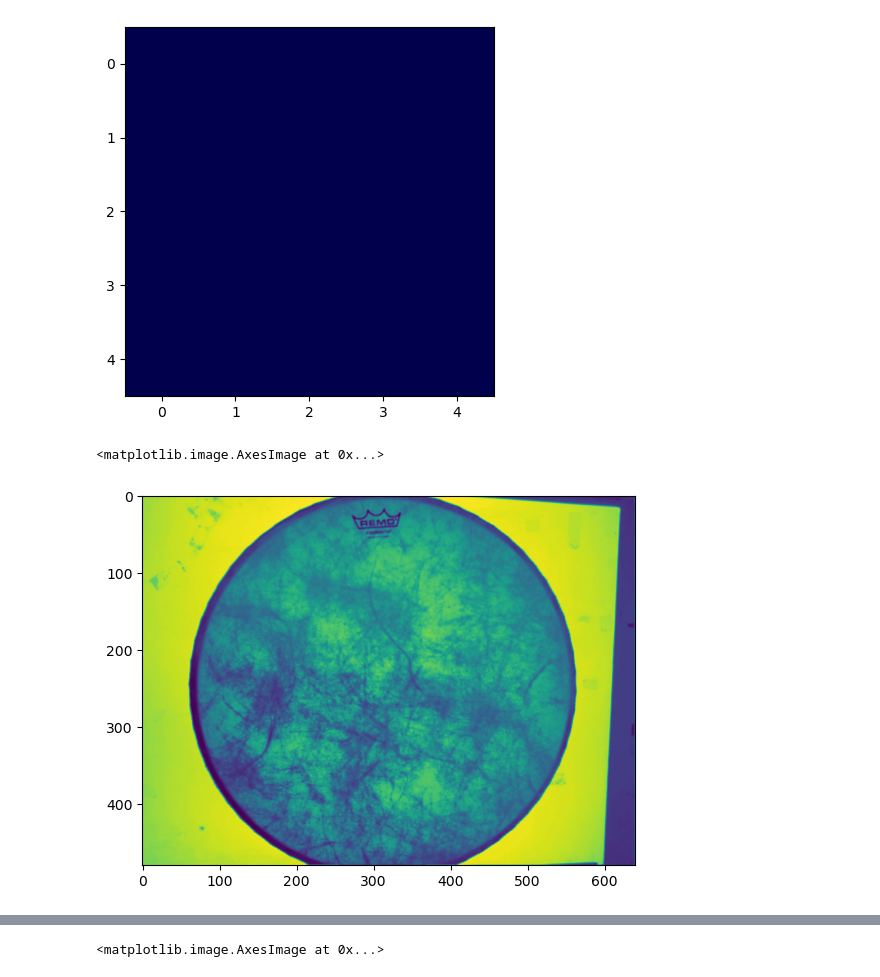
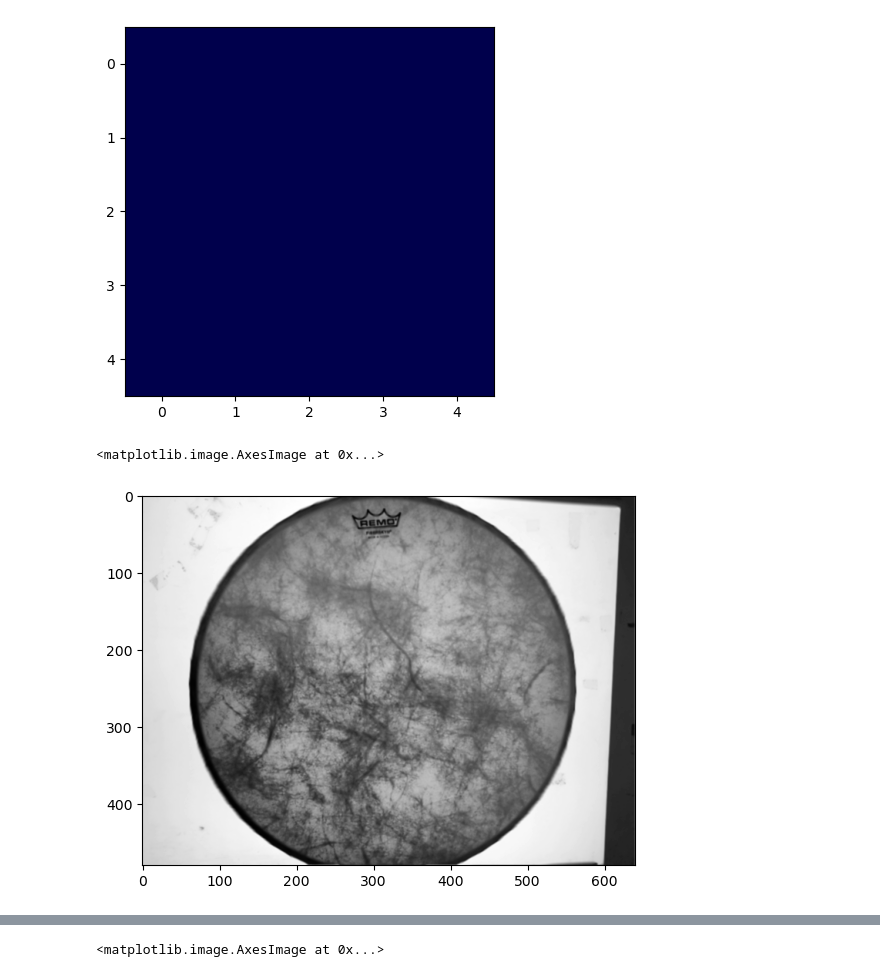
Before and after one commit to wernst24/bobdiffusion, a Jupyter notebook: experiment.ipynb, the cells around one changed output, grey strips where cells are left out. Drawn from its saved outputs; the diff is of its cells as text; code cells hidden in the pictures.

```diff
--- a/experiment.ipynb
+++ b/experiment.ipynb
@@ -145,29 +145,29 @@ plt.imshow(np.ones((5, 5))*10, cmap='seismic')
 # %%
 img = drum_gray # shape (height, width)
 def anisotropic_diffusion(img, sigma_inner, sigma_blur, k_radius=3):
     img_dimensions = img.shape
     k_size = k_radius*2+1
     coherence, theta = coh_ang_calc(img, sigma_inner, k_radius) # shape (height, width)
     sigma_2 = sigma_blur # shape (1)
-    sigma_1 = (sigma_2 * (1 - coherence/2)).reshape(img_dimensions + (1, 1)) # shape (height, width)
+    sigma_1 = (sigma_2 * (1 - coherence*0.9)).reshape(img_dimensions + (1, 1)) # shape (height, width)
 
     s = np.sin(theta).reshape(img_dimensions + (1, 1)) # shape (height, width)
     c = np.cos(theta).reshape(img_dimensions + (1, 1)) # shape (height, width)
     k_range = np.arange(-k_radius, k_radius + 1, dtype=int)
     x = k_range.reshape((1, 1, k_size, 1))
     y = k_range.reshape((1, 1, 1, k_size))
 
     # A = R^T @ S @ R
     # xtax = x^T @ A @ x
     # IMPORTANT: x = [x, y], so xtax should have shape (height, width, ksize, ksize)
     xtax = (sigma_1 * c * c + sigma_2 * s * s) * x * x + 2 * (sigma_1 - sigma_2) * c * s * x * y + (sigma_1 * s * s + sigma_2 * c * c) * y * y
     xtax = np.exp(-1 * xtax)
     xtax /= xtax.sum(axis=(2, 3)).reshape(img_dimensions + (1, 1)) # normalizing kernels to sum to 1
     expanded = sliding_window_view(border(img, k_radius), (k_radius*2+1, k_radius*2+1)) # shape (height, width, ksize, ksize), NOTE: MAKE SURE TO PAD IMAGE BEFORE EXPANDING
     filtered_img = (xtax * expanded).sum(axis=(2, 3))
     return filtered_img
 filtered_img = anisotropic_diffusion(img, 2, 1)
-plt.imshow(filtered_img)
+plt.imshow(filtered_img, cmap='gray')
 # %% [output]
 <matplotlib.image.AxesImage at 0x...>
-[figure, old version]
+[figure, new version]
```
Also changed, not shown: parts of 5 cells of this notebook.
